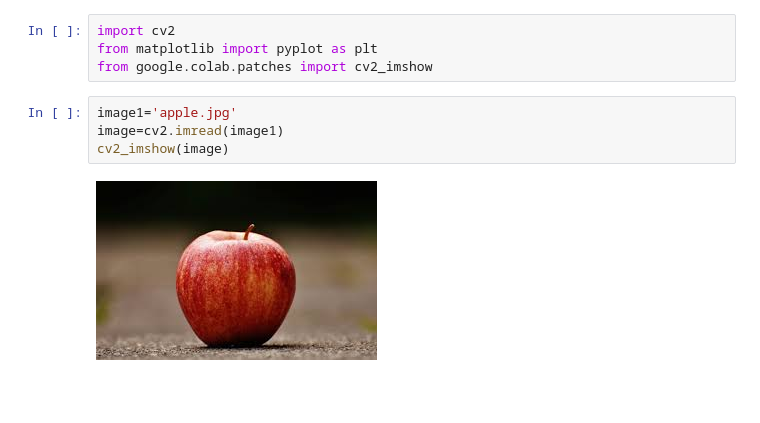
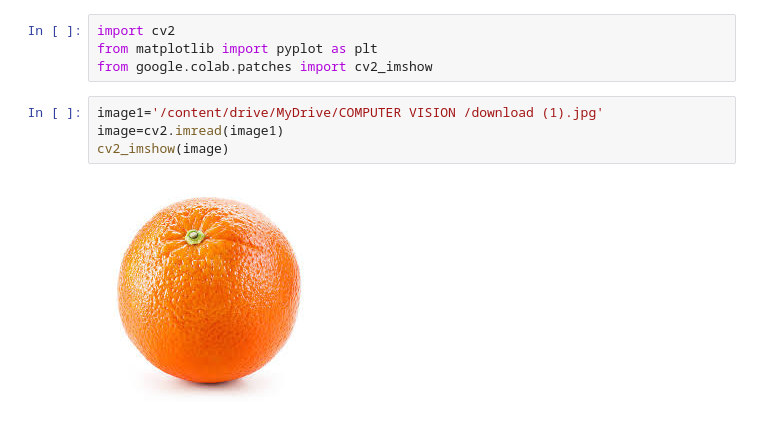
Before and after one commit to prithweeraaj/Computer-Vision-, a Jupyter notebook: CV class 1.ipynb, the cells around one changed output. Cells and saved outputs as stored; diff of their text form; blank space fills up the shorter version.

```diff
--- a/CV class 1.ipynb
+++ b/CV class 1.ipynb
@@ -19,8 +19,8 @@ import cv2
 from matplotlib import pyplot as plt
 from google.colab.patches import cv2_imshow
 # %%
-image1='apple.jpg'
+image1='/content/drive/MyDrive/COMPUTER VISION /download (1).jpg'
 image=cv2.imread(image1)
 cv2_imshow(image)
 # %% [output]
-[figure, old version]
+[figure, new version]
```
Also changed, not shown: parts of 5 cells of this notebook.
